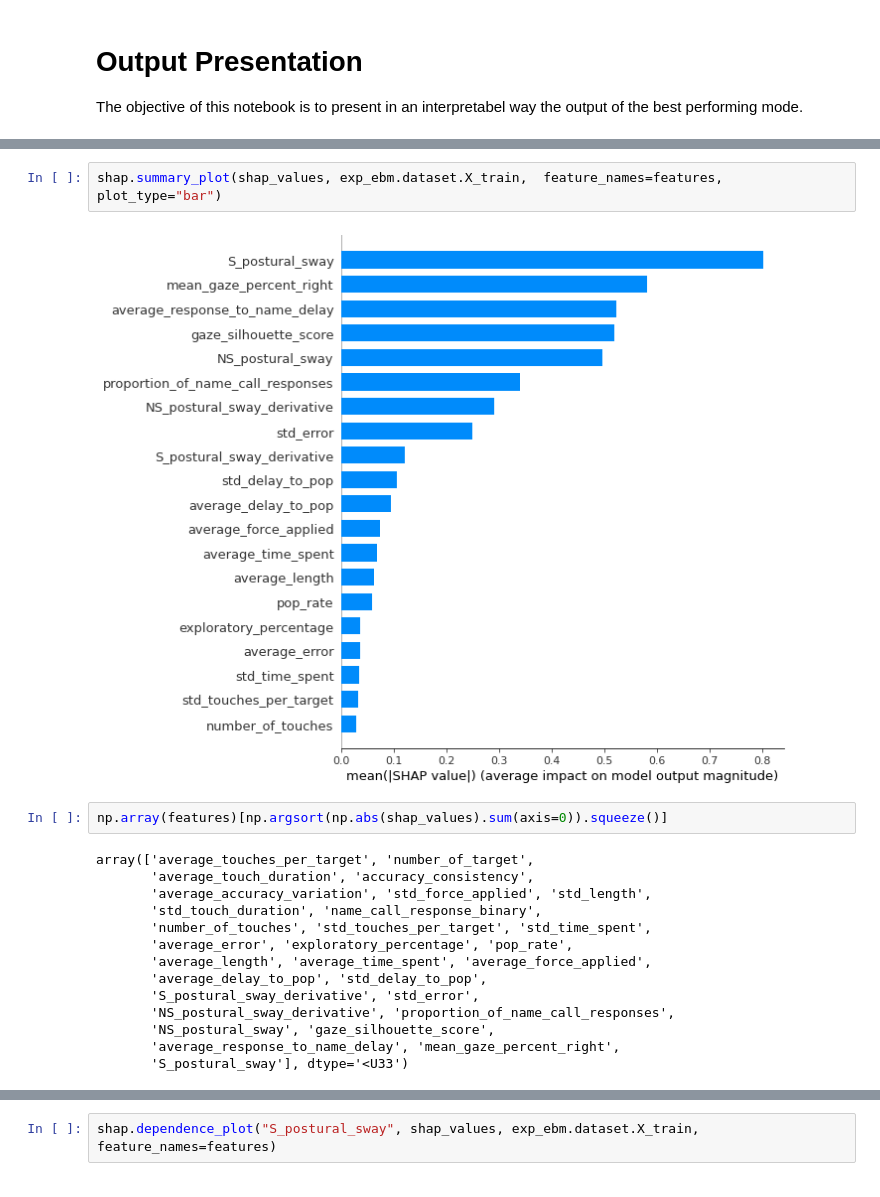
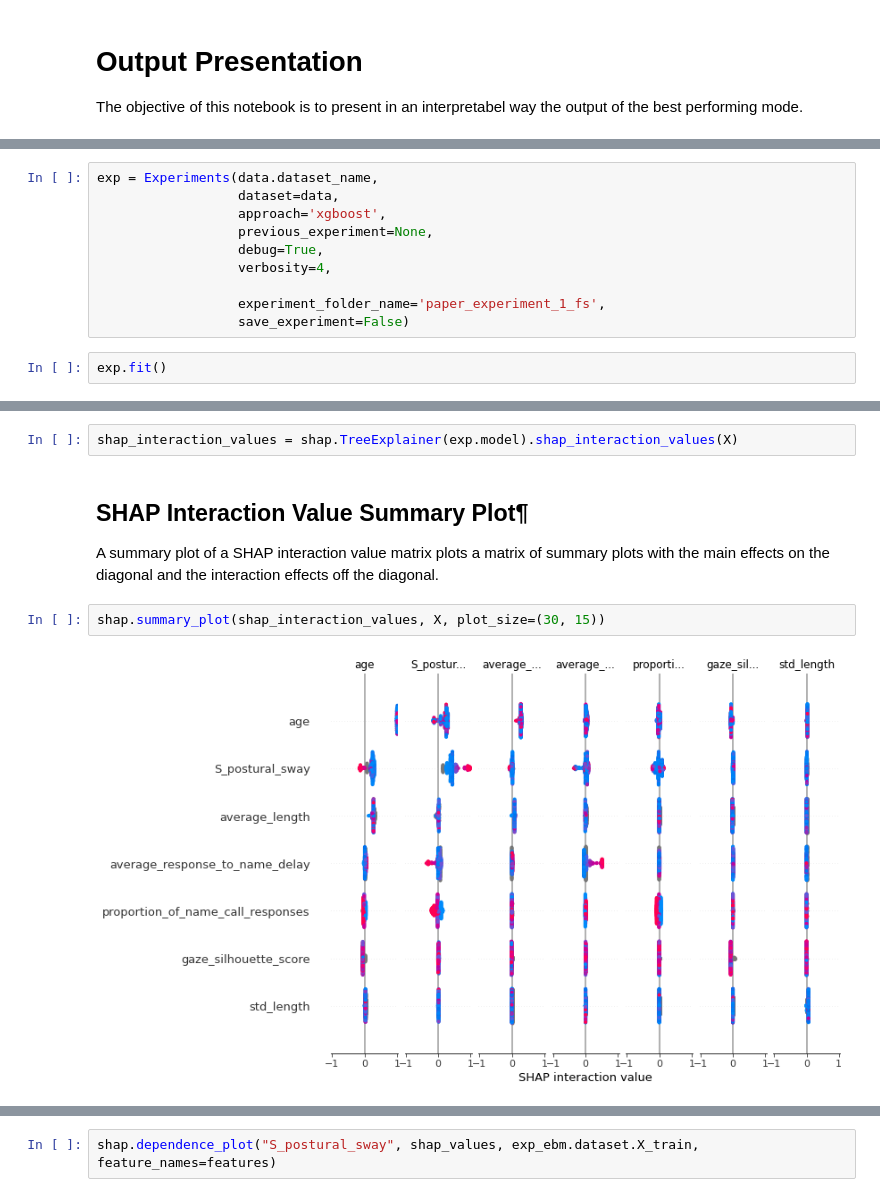
Before and after one commit to matiasdm/notes_on_stats, a Jupyter notebook: doc/notebooks/paper_01_interpretable_output.ipynb, the cells around one changed output, grey strips where cells are left out. Drawn from its saved outputs; the diff is of its cells as text.

```diff
--- a/doc/notebooks/paper_01_interpretable_output.ipynb
+++ b/doc/notebooks/paper_01_interpretable_output.ipynb
@@ -25,0 +621,12 @@ Splitting dataset into test and train set.
+# %%
+exp = Experiments(data.dataset_name,
+                  dataset=data,
+                  approach='xgboost',
+                  previous_experiment=None,
+                  debug=True,
+                  verbosity=4,
+
+                  experiment_folder_name='paper_experiment_1_fs',
+                  save_experiment=False)
+# %%
+exp.fit()
@@ -32,20 +794,9 @@ Exception: Model type not yet supported by TreeExplainer: <class 'interpret.glas
+# %%
+shap_interaction_values = shap.TreeExplainer(exp.model).shap_interaction_values(X)
+# %% [markdown]
+## SHAP Interaction Value Summary Plot¶
+A summary plot of a SHAP interaction value matrix plots a matrix of summary plots with the main effects on the diagonal and the interaction effects off the diagonal.
 # %%
-shap.summary_plot(shap_values, exp_ebm.dataset.X_train,  feature_names=features, plot_type="bar")
+shap.summary_plot(shap_interaction_values, X, plot_size=(30, 15))
 # %% [output]
-[figure, old version]
+[figure, new version]
-# %%
-np.array(features)[np.argsort(np.abs(shap_values).sum(axis=0)).squeeze()]
-# %% [output]
-array(['average_touches_per_target', 'number_of_target',
-       'average_touch_duration', 'accuracy_consistency',
-       'average_accuracy_variation', 'std_force_applied', 'std_length',
-       'std_touch_duration', 'name_call_response_binary',
-       'number_of_touches', 'std_touches_per_target', 'std_time_spent',
-       'average_error', 'exploratory_percentage', 'pop_rate',
-       'average_length', 'average_time_spent', 'average_force_applied',
-       'average_delay_to_pop', 'std_delay_to_pop',
-       'S_postural_sway_derivative', 'std_error',
-       'NS_postural_sway_derivative', 'proportion_of_name_call_responses',
-       'NS_postural_sway', 'gaze_silhouette_score',
-       'average_response_to_name_delay', 'mean_gaze_percent_right',
-       'S_postural_sway'], dtype='<U33')
```
Also changed, not shown: parts of 37 cells of this notebook, 8 other files.
